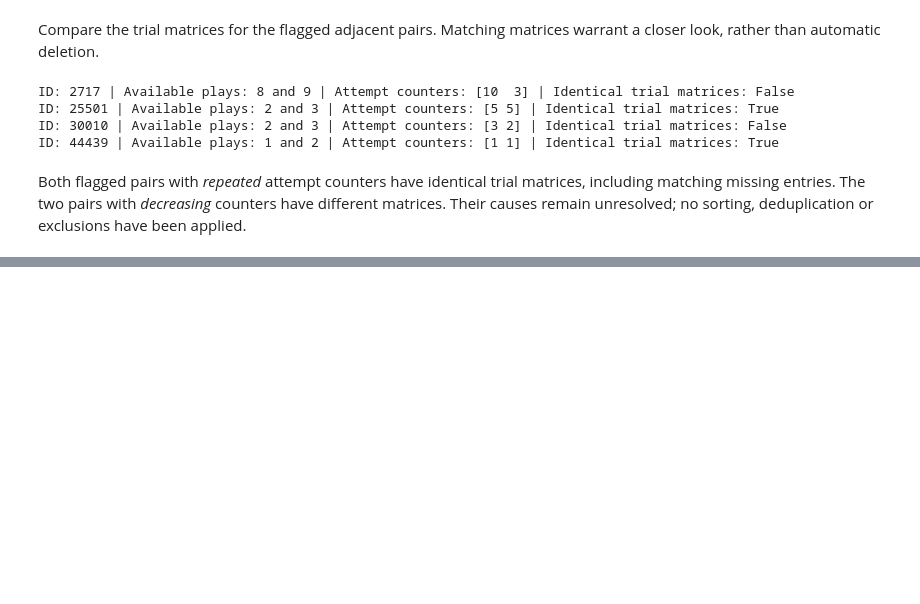
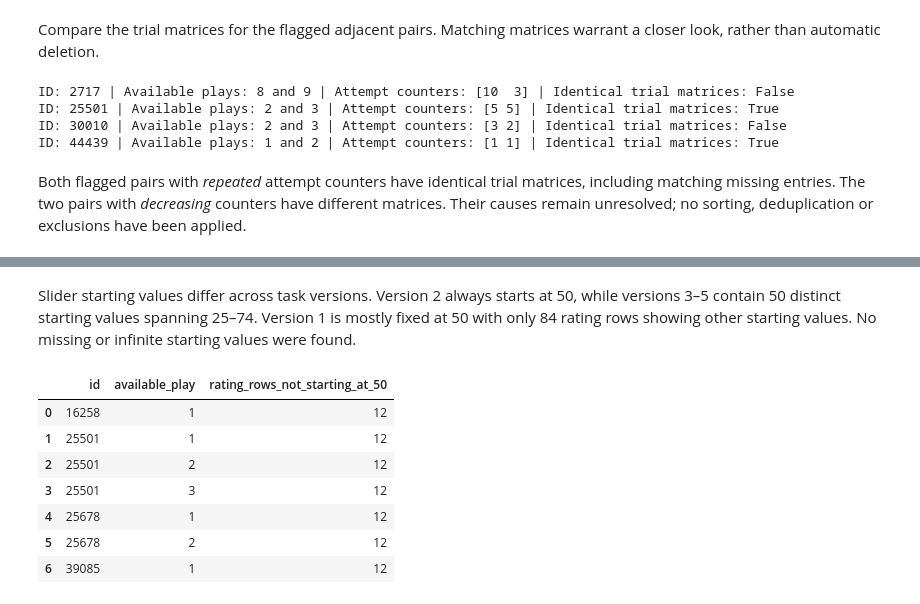
Before and after one commit to gustavbeen/mood-rpe-feasibility, a Jupyter notebook: notebooks/02_validate_gbe.ipynb, the cells around one changed output, grey strips where cells are left out. Saved outputs shown, nothing was run; the diff lists cells and outputs as text; code cells hidden in the pictures; blank space fills up the shorter version.

```diff
--- a/notebooks/02_validate_gbe.ipynb
+++ b/notebooks/02_validate_gbe.ipynb
@@ -417,0 +477,32 @@ Both flagged pairs with *repeated* attempt counters have identical trial matrice
+# %% [markdown]
+Slider starting values differ across task versions. Version 2 always starts at 50, while versions 3–5 contain 50 distinct starting values spanning 25–74. Version 1 is mostly fixed at 50 with only 84 rating rows showing other starting values. No missing or infinite starting values were found.
+# %%
+version1_start_exceptions = []
+
+for participant in participants:
+    versions = np.atleast_1d(participant["designVersion"])
+
+    for play_index, play in enumerate(get_plays(participant)):
+        if versions[play_index] != 1:
+            continue
+
+        has_rating = ~np.isnan(play[:, 9])
+        unusual = has_rating & (play[:, 10] != 50)
+
+        if np.any(unusual):
+            version1_start_exceptions.append({
+                "id": participant["id"],
+                "available_play": play_index + 1,
+                "rating_rows_not_starting_at_50": int(unusual.sum()),
+            })
+
+pd.DataFrame(version1_start_exceptions)
+# %% [output]
+|  | id | available_play | rating_rows_not_starting_at_50 |
+| 0 | 16258 | 1 | 12 |
+| 1 | 25501 | 1 | 12 |
+| 2 | 25501 | 2 | 12 |
+| 3 | 25501 | 3 | 12 |
+| 4 | 25678 | 1 | 12 |
+| 5 | 25678 | 2 | 12 |
+| 6 | 39085 | 1 | 12 |
```
Also changed, not shown: parts of 11 cells of this notebook.
